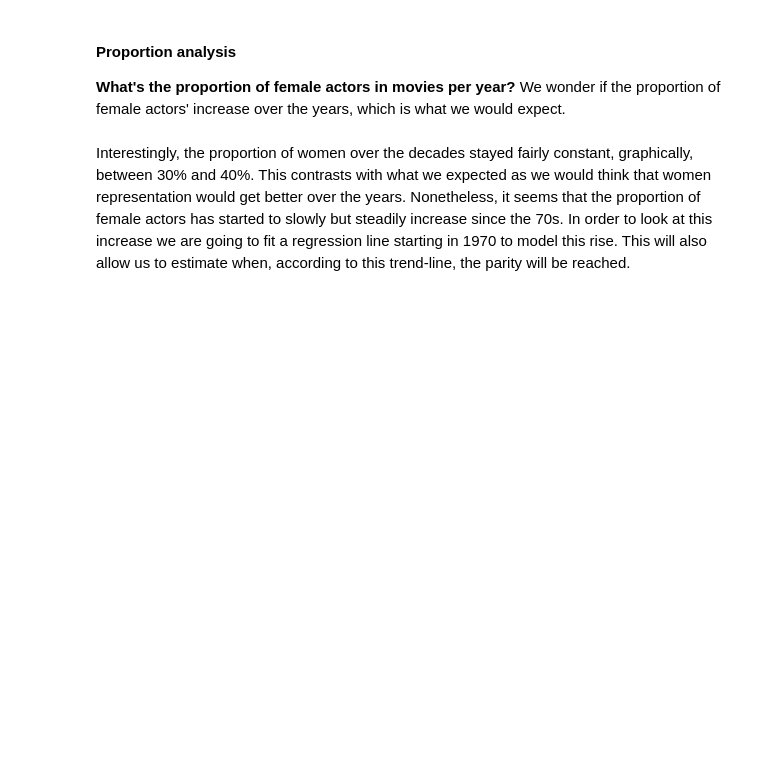
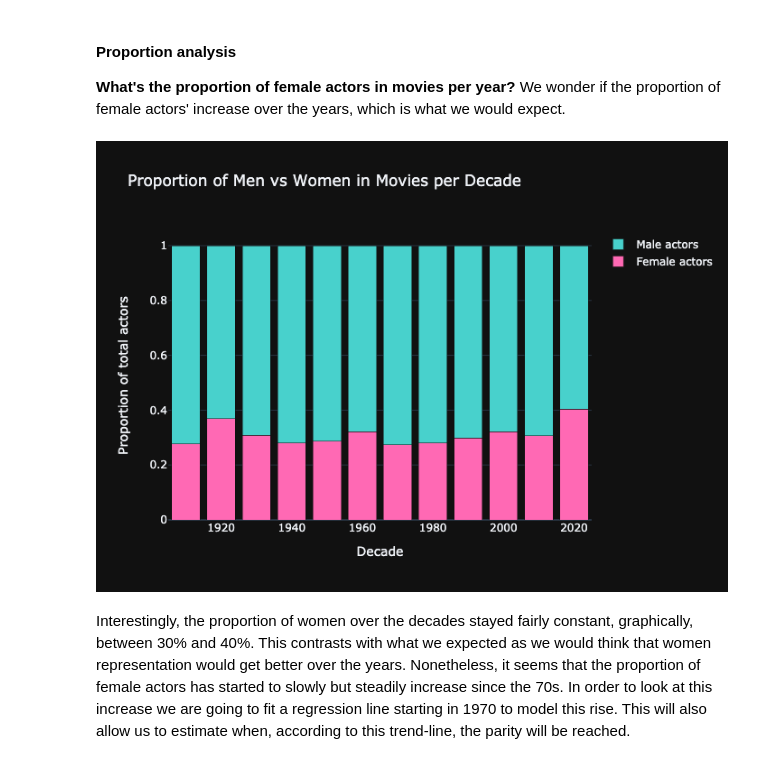
Before and after one commit to epfl-ada/ada-2023-project-badabob, a Jupyter notebook: Statistical_analysis_anabel.ipynb, the cells around one changed output. Saved outputs shown, nothing was run; the diff lists cells and outputs as text; code cells hidden in the pictures; blank space fills up the shorter version.

```diff
--- a/Statistical_analysis_anabel.ipynb
+++ b/Statistical_analysis_anabel.ipynb
@@ -56,34 +56,37 @@ pio.renderers.default = 'jupyterlab'
 final_characters_grouped_by_decade = final_characters.groupby(final_characters['decade'])
 
 # Sample data (replace this with your actual data)
 decades = final_characters['decade'].unique()
 proportion_female = final_characters_grouped_by_decade['actor_gender'].apply(lambda x: (x == 'F').sum() / len(x))
 proportion_male = 1 - proportion_female
 
 # Create a DataFrame
 data = pd.DataFrame({
     'Decade': decades,
     'Male': proportion_male,
     'Female': proportion_female
 })
 
 # Create traces for male and female bars
 trace_male = go.Bar(x=data['Decade'], y=data['Male'], name='Male actors', marker=dict(color='mediumturquoise'))
 trace_female = go.Bar(x=data['Decade'], y=data['Female'], name='Female actors', marker=dict(color='hotpink'))
 
 # Create layout
 layout = go.Layout(
     title='Proportion of Men vs Women in Movies per Decade',
     xaxis=dict(title='Decade'),
     yaxis=dict(title='Proportion of total actors'),
     barmode='stack'
 )
 
 # Create figure
 fig = go.Figure(data=[trace_female, trace_male], layout=layout)
 
 # Show the interactive plot
-fig.show()
+fig.write_html("Proportion of Men vs Women in Movies per Decade", auto_open=True)
+fig.show("png")
+# %% [output]
+[figure, added]
 # %% [markdown]
 Interestingly, the proportion of women over the decades stayed fairly constant, graphically, between 30% and 40%. This contrasts with what we expected as we would think that women representation would get better over the years. Nonetheless, it seems that the proportion of female actors has started to slowly but steadily increase since the 70s. In order to look at this increase we are going to fit a regression line starting in 1970 to model this rise. This will also allow us to estimate when, according to this trend-line, the parity will be reached.
 # %%
```
Also changed, not shown: parts of 6 cells of this notebook.
